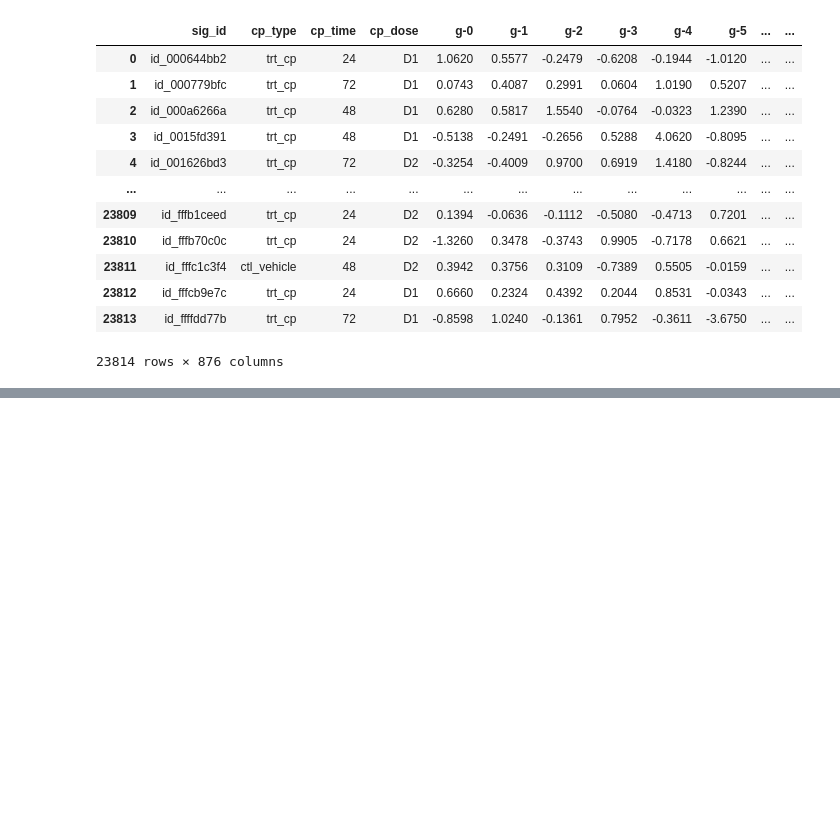
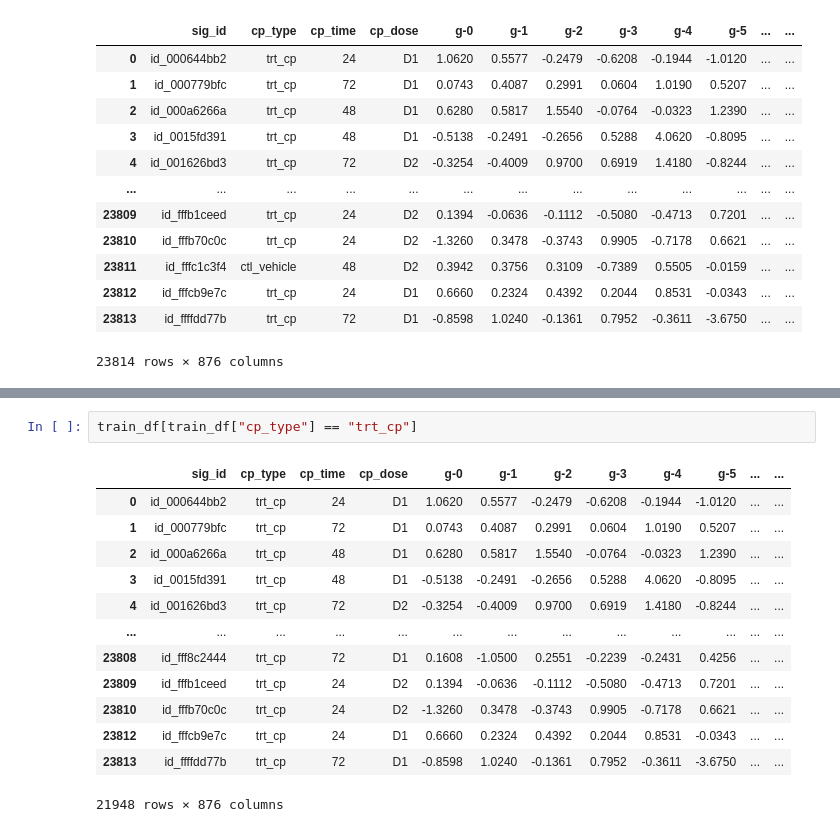
Before and after one commit to kasrakn/MoA_prediction_kaggle, a Jupyter notebook: src/data_processing.ipynb, the cells around one changed output, grey strips where cells are left out. Drawn from its saved outputs; the diff is of its cells as text; blank space fills up the shorter version.

```diff
--- a/src/data_processing.ipynb
+++ b/src/data_processing.ipynb
@@ -52,0 +53,16 @@ train_targets[(train_targets != 0)]
+# %%
+train_df[train_df["cp_type"] == "trt_cp"]
+# %% [output]
+|  | sig_id | cp_type | cp_time | cp_dose | g-0 | g-1 | g-2 | g-3 | g-4 | g-5 | ... | ... |
+| 0 | id_000644bb2 | trt_cp | 24 | D1 | 1.0620 | 0.5577 | -0.2479 | -0.6208 | -0.1944 | -1.0120 | ... | ... |
+| 1 | id_000779bfc | trt_cp | 72 | D1 | 0.0743 | 0.4087 | 0.2991 | 0.0604 | 1.0190 | 0.5207 | ... | ... |
+| 2 | id_000a6266a | trt_cp | 48 | D1 | 0.6280 | 0.5817 | 1.5540 | -0.0764 | -0.0323 | 1.2390 | ... | ... |
+| 3 | id_0015fd391 | trt_cp | 48 | D1 | -0.5138 | -0.2491 | -0.2656 | 0.5288 | 4.0620 | -0.8095 | ... | ... |
+| 4 | id_001626bd3 | trt_cp | 72 | D2 | -0.3254 | -0.4009 | 0.9700 | 0.6919 | 1.4180 | -0.8244 | ... | ... |
+| ... | ... | ... | ... | ... | ... | ... | ... | ... | ... | ... | ... | ... |
+| 23808 | id_fff8c2444 | trt_cp | 72 | D1 | 0.1608 | -1.0500 | 0.2551 | -0.2239 | -0.2431 | 0.4256 | ... | ... |
+| 23809 | id_fffb1ceed | trt_cp | 24 | D2 | 0.1394 | -0.0636 | -0.1112 | -0.5080 | -0.4713 | 0.7201 | ... | ... |
+| 23810 | id_fffb70c0c | trt_cp | 24 | D2 | -1.3260 | 0.3478 | -0.3743 | 0.9905 | -0.7178 | 0.6621 | ... | ... |
+| 23812 | id_fffcb9e7c | trt_cp | 24 | D1 | 0.6660 | 0.2324 | 0.4392 | 0.2044 | 0.8531 | -0.0343 | ... | ... |
+| 23813 | id_ffffdd77b | trt_cp | 72 | D1 | -0.8598 | 1.0240 | -0.1361 | 0.7952 | -0.3611 | -3.6750 | ... | ... |
+21948 rows × 876 columns
```
Also changed, not shown: parts of 6 cells of this notebook.
